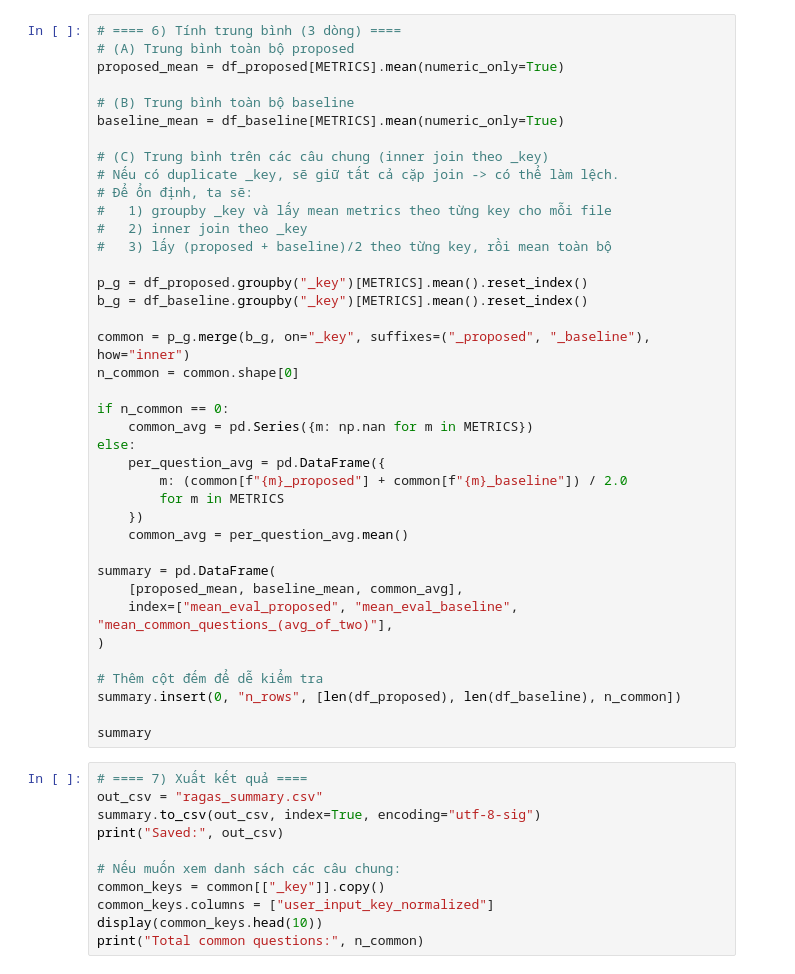
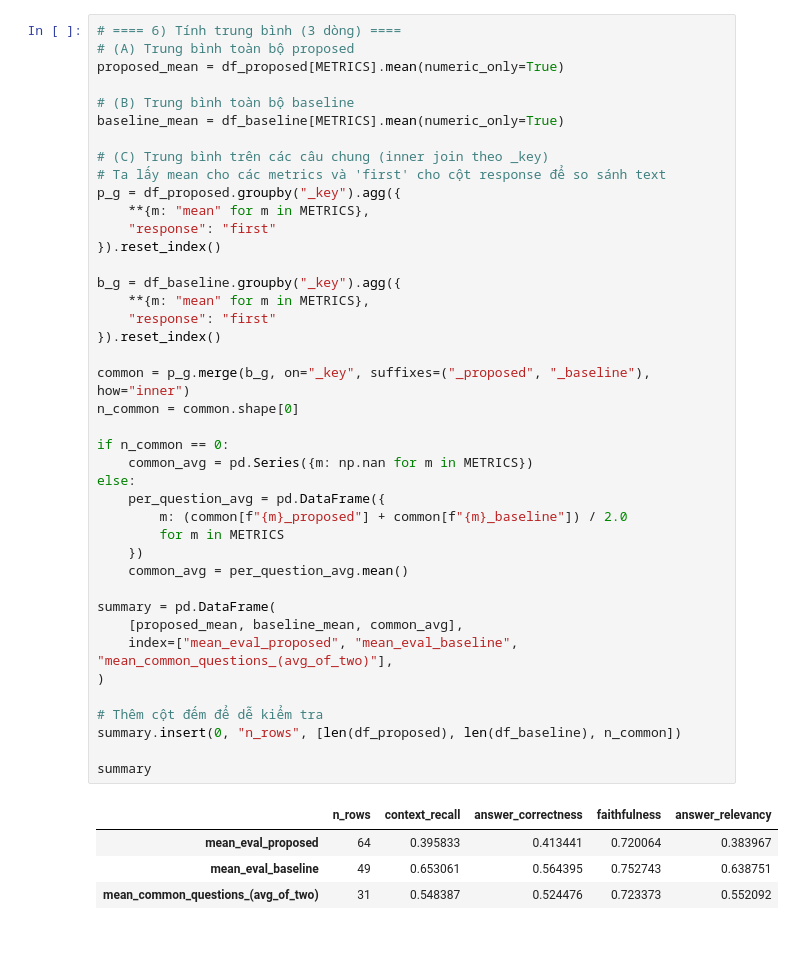
Before and after one commit to HuyTran28/23CLCT2_TraditionalMedicineChatbot, a Jupyter notebook: ragas_compare_summary.ipynb, the cells around one changed output. Drawn from its saved outputs; the diff is of its cells as text; blank space fills up the shorter version.

```diff
--- a/ragas_compare_summary.ipynb
+++ b/ragas_compare_summary.ipynb
@@ -130,48 +71,44 @@ print("df_baseline shape:", df_baseline.shape)
 # (A) Trung bình toàn bộ proposed
 proposed_mean = df_proposed[METRICS].mean(numeric_only=True)
 
 # (B) Trung bình toàn bộ baseline
 baseline_mean = df_baseline[METRICS].mean(numeric_only=True)
 
 # (C) Trung bình trên các câu chung (inner join theo _key)
-# Nếu có duplicate _key, sẽ giữ tất cả cặp join -> có thể làm lệch.
-# Để ổn định, ta sẽ:
-#   1) groupby _key và lấy mean metrics theo từng key cho mỗi file
-#   2) inner join theo _key
-#   3) lấy (proposed + baseline)/2 theo từng key, rồi mean toàn bộ
+# Ta lấy mean cho các metrics và 'first' cho cột response để so sánh text
+p_g = df_proposed.groupby("_key").agg({
+    **{m: "mean" for m in METRICS},
+    "response": "first"
+}).reset_index()
 
-p_g = df_proposed.groupby("_key")[METRICS].mean().reset_index()
-b_g = df_baseline.groupby("_key")[METRICS].mean().reset_index()
+b_g = df_baseline.groupby("_key").agg({
+    **{m: "mean" for m in METRICS},
+    "response": "first"
+}).reset_index()
 
 common = p_g.merge(b_g, on="_key", suffixes=("_proposed", "_baseline"), how="inner")
 n_common = common.shape[0]
 
 if n_common == 0:
     common_avg = pd.Series({m: np.nan for m in METRICS})
 else:
     per_question_avg = pd.DataFrame({
         m: (common[f"{m}_proposed"] + common[f"{m}_baseline"]) / 2.0
         for m in METRICS
     })
     common_avg = per_question_avg.mean()
 
 summary = pd.DataFrame(
     [proposed_mean, baseline_mean, common_avg],
     index=["mean_eval_proposed", "mean_eval_baseline", "mean_common_questions_(avg_of_two)"],
 )
 
 # Thêm cột đếm để dễ kiểm tra
 summary.insert(0, "n_rows", [len(df_proposed), len(df_baseline), n_common])
 
 summary
+# %% [output]
+|  | n_rows | context_recall | answer_correctness | faithfulness | answer_relevancy |
+| mean_eval_proposed | 64 | 0.395833 | 0.413441 | 0.720064 | 0.383967 |
+| mean_eval_baseline | 49 | 0.653061 | 0.564395 | 0.752743 | 0.638751 |
+| mean_common_questions_(avg_of_two) | 31 | 0.548387 | 0.524476 | 0.723373 | 0.552092 |
-# %%
-# ==== 7) Xuất kết quả ====
-out_csv = "ragas_summary.csv"
-summary.to_csv(out_csv, index=True, encoding="utf-8-sig")
-print("Saved:", out_csv)
-
-# Nếu muốn xem danh sách các câu chung:
-common_keys = common[["_key"]].copy()
-common_keys.columns = ["user_input_key_normalized"]
-display(common_keys.head(10))
-print("Total common questions:", n_common)
```
Also changed, not shown: parts of 9 cells of this notebook, 1 other file.
